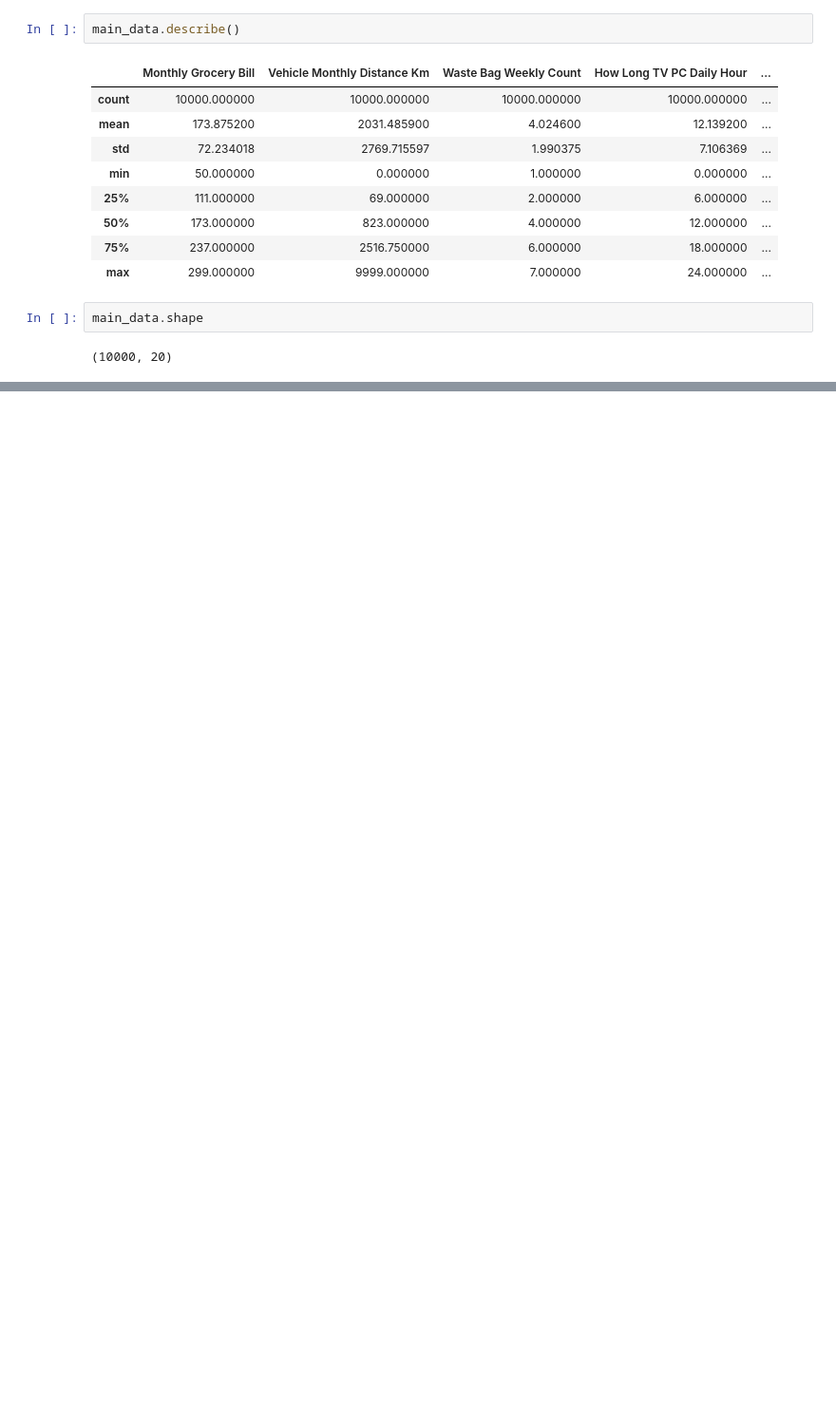
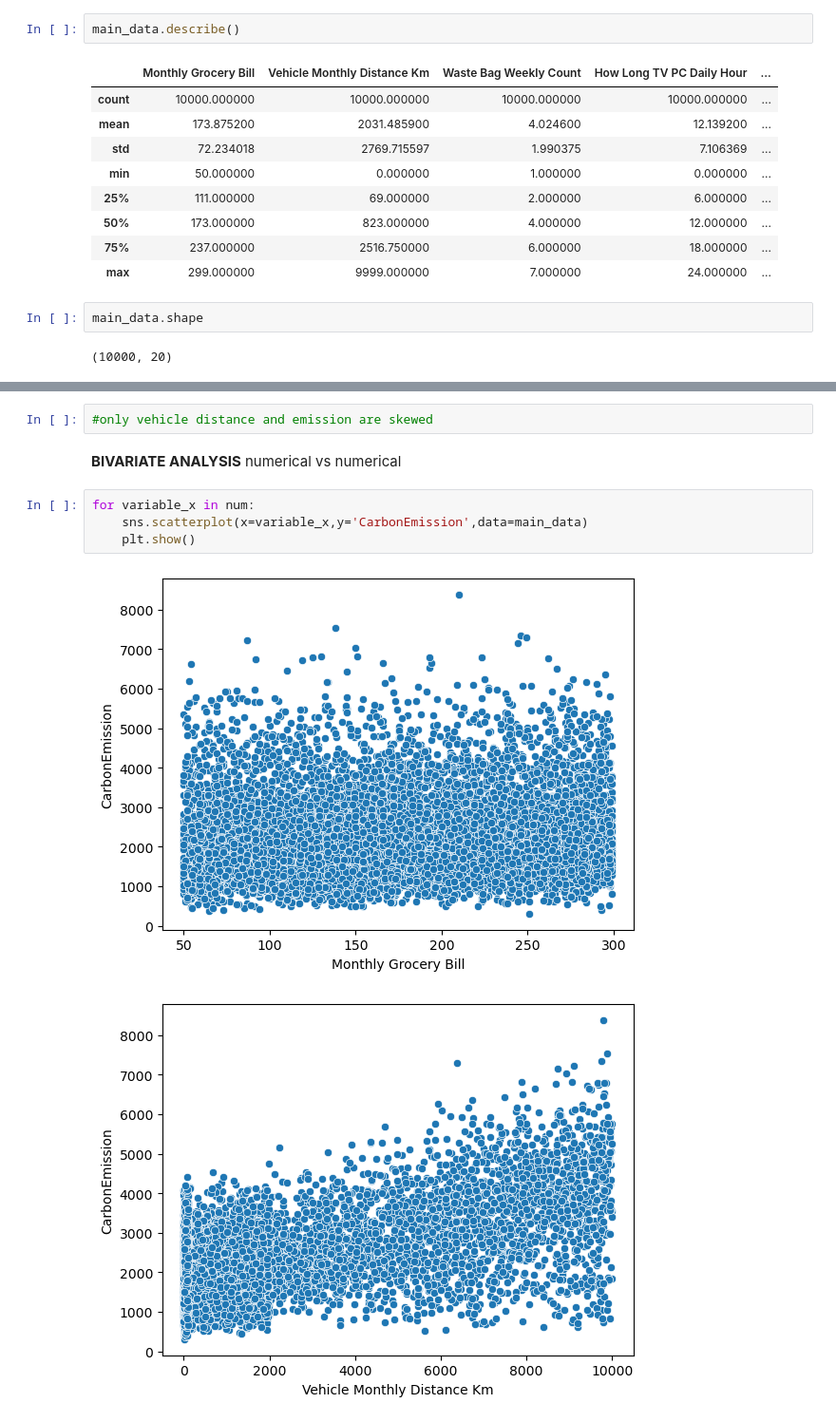
Before and after one commit to Kushagraashukla/Varaha---Personal-Carbon-Footprint-Modeling-System, a Jupyter notebook: carbonfootprint_predictor.ipynb, the cells around one changed output, grey strips where cells are left out. Shown at 95% size. Cells and saved outputs as stored; diff of their text form; blank space fills up the shorter version.

```diff
--- a/carbonfootprint_predictor.ipynb
+++ b/carbonfootprint_predictor.ipynb
@@ -136,0 +208,12 @@ plt.hist(main_data['Monthly Grocery Bill'],bins=30,edgecolor='black',alpha=0.7)
+# %%
+#only vehicle distance and emission are skewed
+# %% [markdown]
+**BIVARIATE ANALYSIS**
+numerical vs numerical
+# %%
+for variable_x in num:
+    sns.scatterplot(x=variable_x,y='CarbonEmission',data=main_data)
+    plt.show()
+# %% [output]
+[figure, added]
+[figure, added]
```
Also changed, not shown: parts of 51 cells of this notebook.
